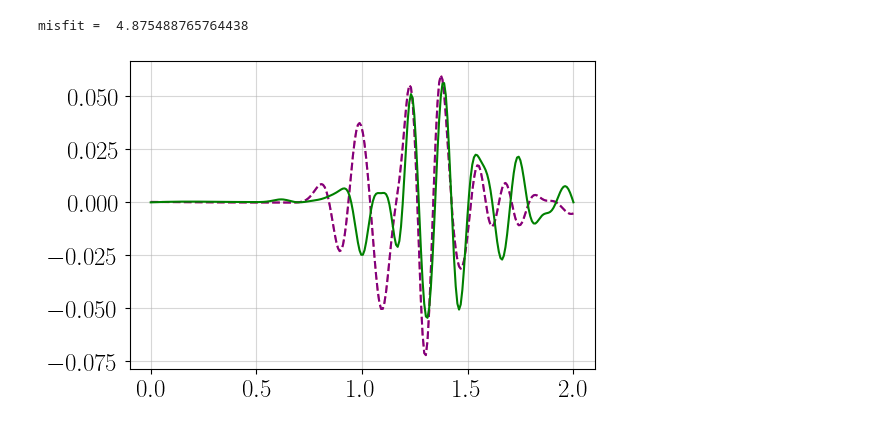
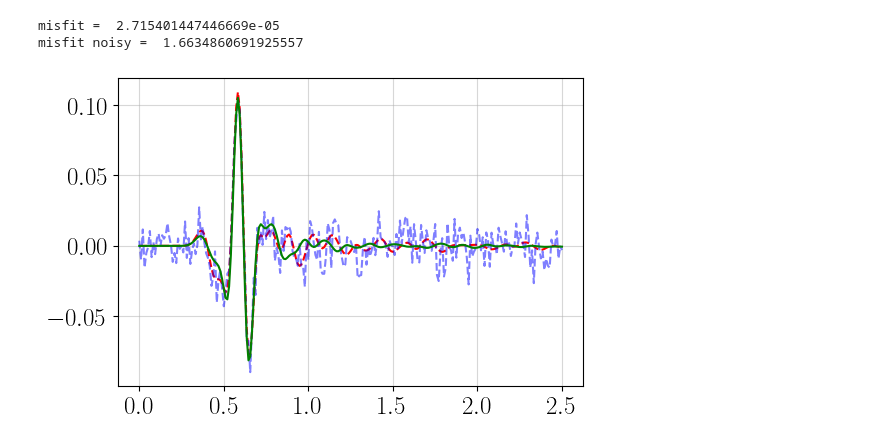
Before and after one commit to pmarchne/reflectivity-acoustic, a Jupyter notebook: notebooks/L2_cost.ipynb, the cells around one changed output. Saved outputs shown, nothing was run; the diff lists cells and outputs as text; code cells hidden in the pictures.

```diff
--- a/notebooks/L2_cost.ipynb
+++ b/notebooks/L2_cost.ipynb
@@ -59,10 +86,13 @@ acq = Acquisition(sources, receivers)
 # %%
 # generate observations
-d_obs = forward(layers, acq, param, free_surface=fs, nq_prop=nq_prop, nq_evan=nq_evan)
+d_obs = forward(layers, acq, param, nq_prop=nquad, free_surface=fs)
+nobs = d_obs.shape[1]
 Nt = len(param.time)
-trace = d_obs[0, 0, :]
-ampli = np.max(trace)
-std_noise = ampli/15.
-trace_noise = trace #+ np.random.normal(loc=0, scale=std_noise, size=Nt)
-print('Signal-to-noise ratio :', np.max(np.abs(trace_noise)) / std_noise)
+std_noise = 0.01
+ampli = np.max(np.abs(d_obs[0, :, :]))
+print('max trace ampli = ', ampli)
+d_obs_noise = np.zeros(d_obs.shape)
+noise = np.random.normal(loc=0, scale=std_noise, size=Nt)
+for i in range(Nr):
+    d_obs_noise[0, i, :] = d_obs[0, i, :] + noise
 # %% [output]
@@ -78,28 +146,23 @@ misfit =  0.0
 # %%
-#c1, c2 = 1360., 1800.
-#layers_test = [
-#        (250.0, c1, 2000.0), # top layer
-#        (600.0, c2, 2000.0),
-#    ]
-
-layers_test = [
-        (300.0, 1750., 2000.0),
-        (350.0, 4200., 2000.0), # top layer
-        (500.0, 3500., 2000.0),
-    ]
-d_obs_test = forward(layers_test, acq, param, free_surface=fs, nq_prop=nq_prop, nq_evan=nq_evan)
-trace_test = d_obs_test[0, 0, :]
+vps[2] = 2800.
+vps[3] = 3500.
+layers_test = update_from_arrays(layers, vps=vps)
+d_cal = forward(layers_test, acq, param, nq_prop=nquad, free_surface=fs)
 # %%
+irecv = 10
 plt.figure(figsize=(6,4))
-plt.plot(param.time, trace, 'r--', label='observed - reference')
-plt.plot(param.time, trace_noise, 'b--', alpha = 0.5, label='observed - noisy')
-plt.plot(param.time, trace_test, 'g-', alpha = 1., label='observed - noisy')
+plt.plot(param.time, d_obs[0, irecv, :], 'r--', label='observed - reference')
+plt.plot(param.time, d_obs_noise[0, irecv, :], 'b--', alpha = 0.5, label='observed - noisy')
+plt.plot(param.time, d_cal[0, irecv, :], 'g-', alpha = 1., label='observed - noisy')
 #plt.legend()
 plt.grid()
 
-L2_Err = l2_misfit(trace, trace_test, std_noise)
-print("misfit = ", L2_Err)#/std_noise**2)
+L2_Err_noise = l2_misfit(d_obs_noise, d_cal, std_noise=std_noise)
+L2_Err = l2_misfit_nobs(d_obs, d_cal, ind_obs=[irecv])
+print("misfit = ", L2_Err)
+print("misfit noisy = ", L2_Err_noise)
 # %% [output]
-misfit =  4.875488765764438
+misfit =  2.715401447446669e-05
+misfit noisy =  1.6634860691925557
-[figure, old version]
+[figure, new version]
 # %%
```
Also changed, not shown: parts of 13 cells of this notebook, 11 other files.
